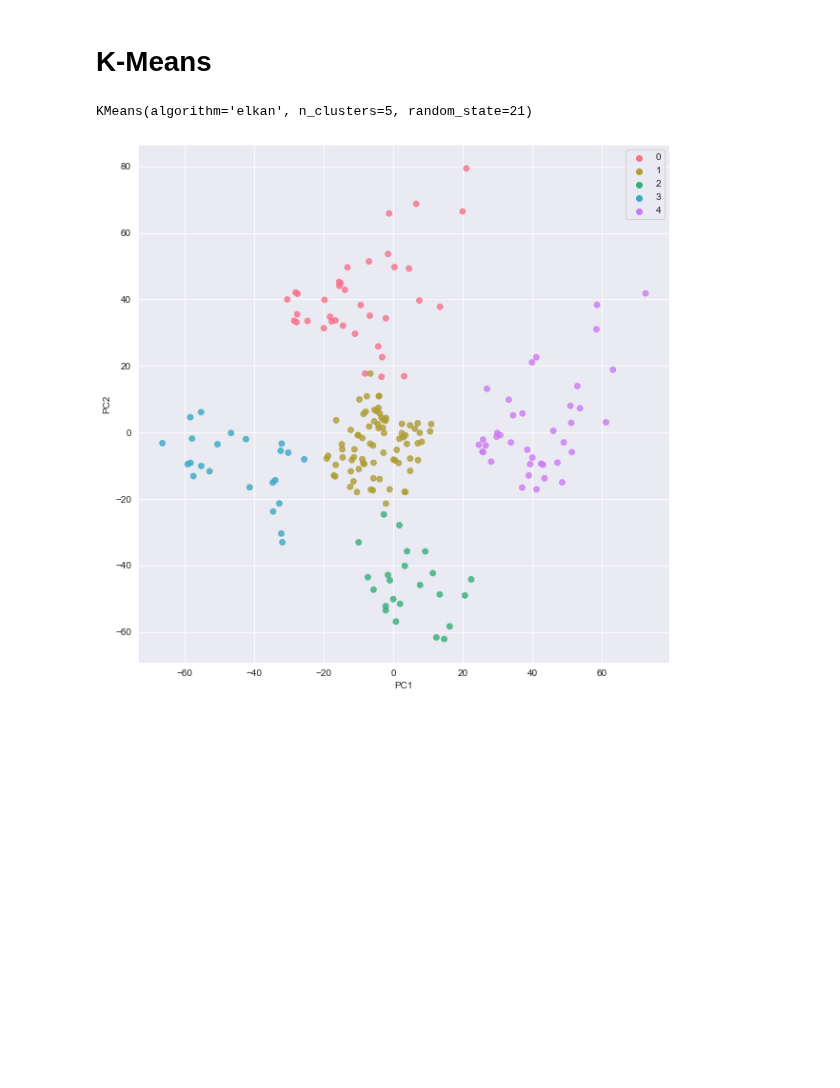
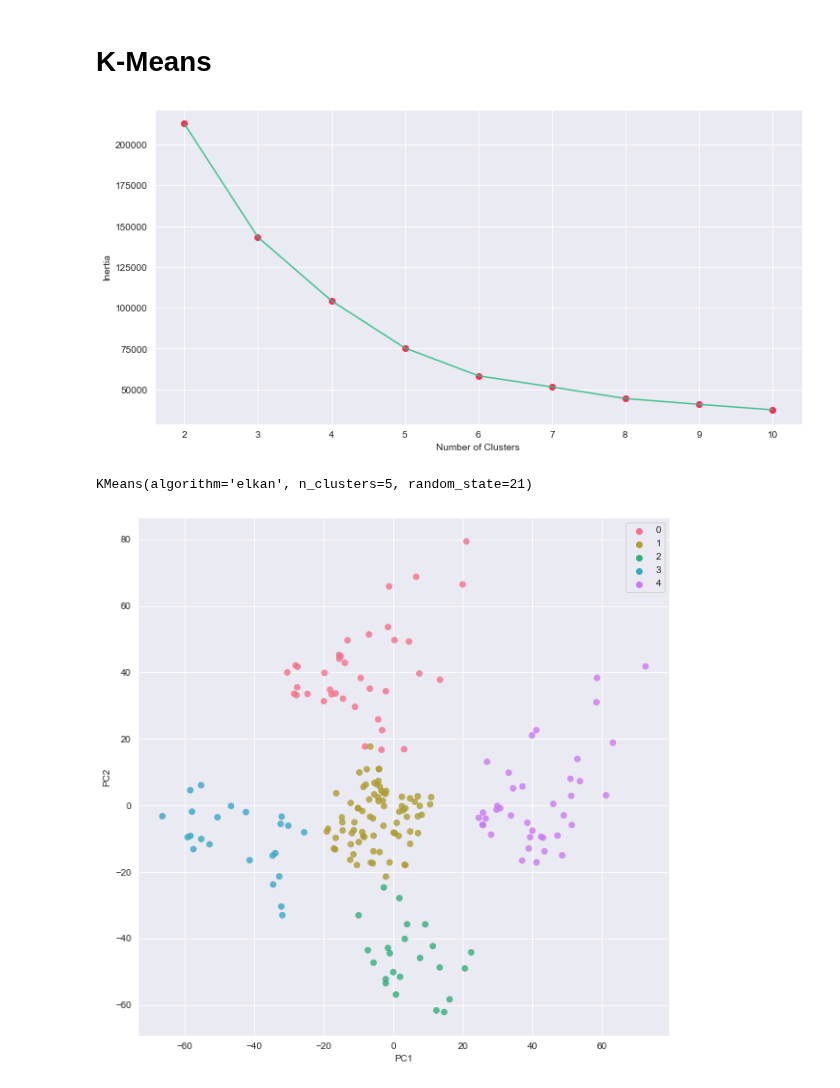
Before and after one commit to abphilip-vit/College7, a Jupyter notebook: T4/T4.ipynb, the cells around one changed output. Cells and saved outputs as stored; diff of their text form; code cells hidden in the pictures; blank space fills up the shorter version.

```diff
--- a/T4/T4.ipynb
+++ b/T4/T4.ipynb
@@ -198,5 +198,19 @@ array([0.45125272, 0.44098465])
 # %% [markdown]
 # K-Means
+# %%
+inertia = []
+for n in range(2,11):
+    model1 = KMeans(n_clusters = n, random_state = 21, algorithm = 'elkan')
+    model1.fit(allen.drop(['CustomerID', 'Gender'], axis=1))
+    inertia.append(model1.inertia_)
+# %%
+plt.figure(figsize = (12,6))
+plt.plot(np.arange(2,11), inertia, 'o', c = sns.xkcd_rgb['red pink'])
+plt.plot(np.arange(2,11), inertia, '-', c = sns.xkcd_rgb['greenish teal'], alpha = 0.9)
+plt.xlabel('Number of Clusters') , plt.ylabel('Inertia')
+plt.show()
+# %% [output]
+[figure, added]
 # %%
 model1 = KMeans(n_clusters = 5, random_state = 21, algorithm = "elkan")
 model1.fit(allen.drop(['CustomerID', 'Gender'], axis=1))
```
Also changed, not shown: parts of 2 cells of this notebook.
